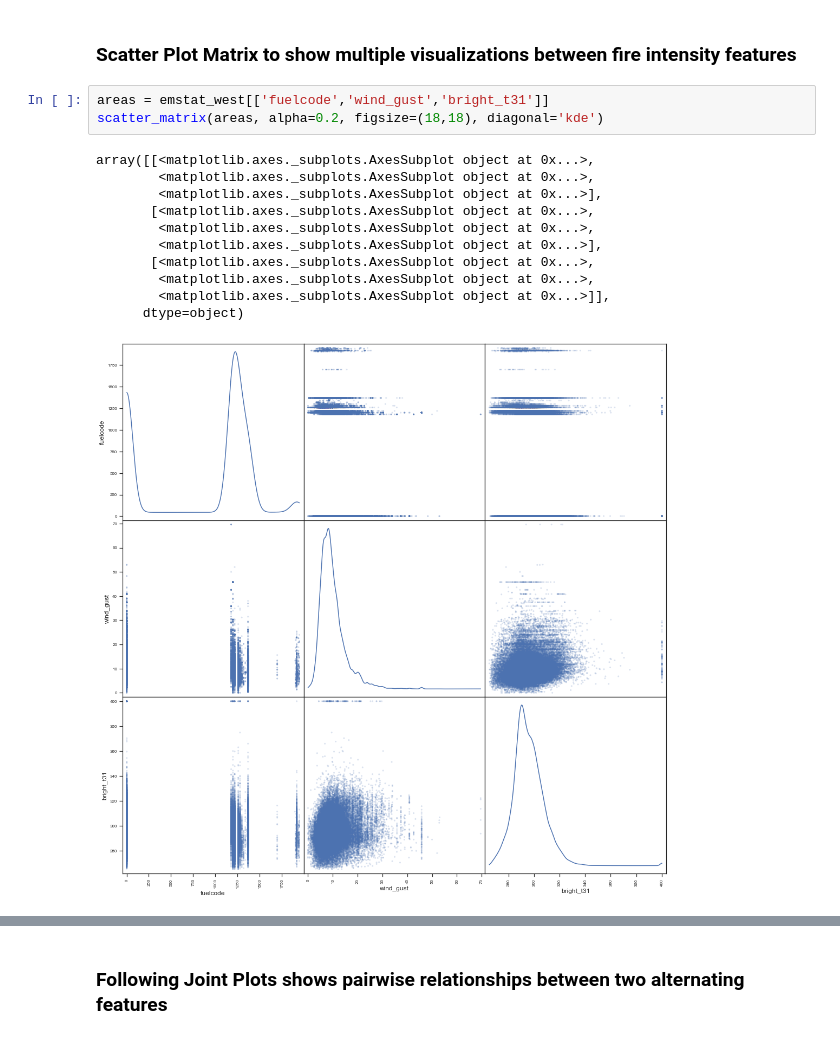
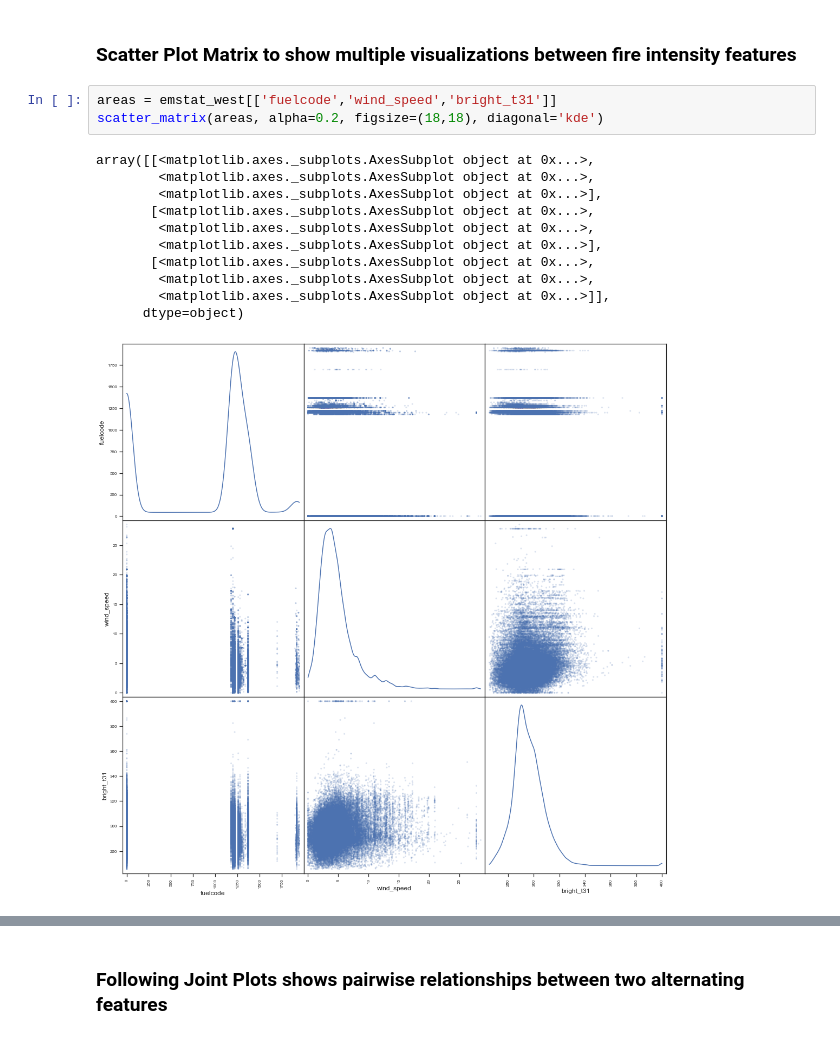
Before and after one commit to NahidGithub/Predicting-Wildfires, a Jupyter notebook: notebooks/Fire Intensity-Statistical Analysis-Production Code.ipynb, the cells around one changed output, grey strips where cells are left out. Saved outputs shown, nothing was run; the diff lists cells and outputs as text.

```diff
--- a/notebooks/Fire Intensity-Statistical Analysis-Production Code.ipynb
+++ b/notebooks/Fire Intensity-Statistical Analysis-Production Code.ipynb
@@ -310,17 +315,17 @@ emstat_west['bright_t31'].plot(kind='kde')
 # %% [markdown]
 ### Scatter Plot Matrix to show multiple visualizations between fire intensity features
 # %%
-areas = emstat_west[['fuelcode','wind_gust','bright_t31']]
+areas = emstat_west[['fuelcode','wind_speed','bright_t31']]
 scatter_matrix(areas, alpha=0.2, figsize=(18,18), diagonal='kde')
 # %% [output]
 array([[<matplotlib.axes._subplots.AxesSubplot object at 0x...>,
         <matplotlib.axes._subplots.AxesSubplot object at 0x...>,
         <matplotlib.axes._subplots.AxesSubplot object at 0x...>],
        [<matplotlib.axes._subplots.AxesSubplot object at 0x...>,
         <matplotlib.axes._subplots.AxesSubplot object at 0x...>,
         <matplotlib.axes._subplots.AxesSubplot object at 0x...>],
        [<matplotlib.axes._subplots.AxesSubplot object at 0x...>,
         <matplotlib.axes._subplots.AxesSubplot object at 0x...>,
         <matplotlib.axes._subplots.AxesSubplot object at 0x...>]],
       dtype=object)
-[figure, old version]
+[figure, new version]
```
Also changed, not shown: parts of 30 cells of this notebook.
